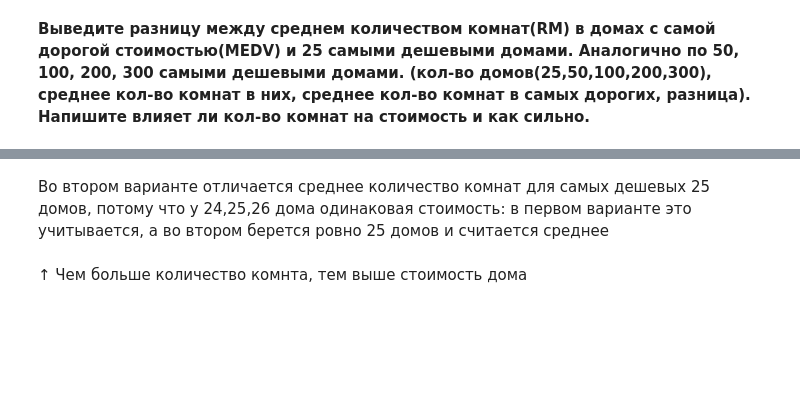
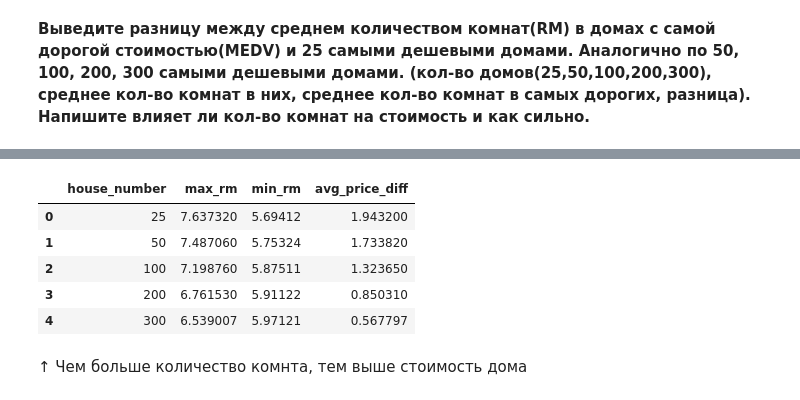
Before and after one commit to NataliyaNekrasova1988/Home12, a Jupyter notebook: Home12.ipynb, the cells around one changed output, grey strips where cells are left out. Cells and saved outputs as stored; diff of their text form; code cells hidden in the pictures; blank space fills up the shorter version.

```diff
--- a/Home12.ipynb
+++ b/Home12.ipynb
@@ -298,5 +159,60 @@ pd.read_sql(
-# %% [markdown]
-Во втором варианте отличается среднее количество комнат для самых дешевых 25 домов, потому что у 24,25,26 дома одинаковая стоимость: в первом варианте это учитывается, а во втором берется ровно 25 домов и считается среднее
+# %%
+pd.read_sql(
+    """
+    WITH ordered_price as(
+        SELECT RM, MEDV, COUNT() OVER() rows, row_number() OVER( ORDER BY MEDV DESC,RM DESC) rownum from boston
+    ),
+    rm_max25 as (
+        SELECT AVG(RM) val FROM ordered_price WHERE rownum <= 25
+    ),
+    rm_min25 as (
+        SELECT AVG(RM) val FROM ordered_price WHERE rownum > rows - 25
+    ),
+    rm_max50 as (
+        SELECT AVG(RM) val FROM ordered_price WHERE rownum <= 50
+    ),
+    rm_min50 as (
+        SELECT AVG(RM) val FROM ordered_price WHERE rownum > rows - 50
+    ),
+    rm_max100 as (
+        SELECT AVG(RM) val FROM ordered_price WHERE rownum <= 100
+    ),
+    rm_min100 as (
+        SELECT AVG(RM) val FROM ordered_price WHERE rownum > rows - 100
+    ),
+    rm_max200 as (
+        SELECT AVG(RM) val FROM ordered_price WHERE rownum <= 200
+    ),
+    rm_min200 as (
+        SELECT AVG(RM) val FROM ordered_price WHERE rownum > rows - 200
+    ),
+    rm_max300 as (
+        SELECT AVG(RM) val FROM ordered_price WHERE rownum <= 300
+    ),
+    rm_min300 as (
+        SELECT AVG(RM) val FROM ordered_price WHERE rownum > rows - 300
+    )
+    SELECT '25' house_number, rm_max25.val max_rm, rm_min25.val  min_rm, rm_max25.val - rm_min25.val avg_price_diff FROM rm_max25, rm_min25
+    UNION ALL
+    SELECT '50' house_number, rm_max50.val  max_rm, rm_min50.val  min_rm,rm_max50.val - rm_min50.val FROM rm_max50, rm_min50
+    UNION ALL
+    SELECT '100' house_number, rm_max100.val  max_rm, rm_min100.val  min_rm,rm_max100.val - rm_min100.val FROM rm_max100, rm_min100
+    UNION ALL
+    SELECT '200' house_number, rm_max200.val  max_rm, rm_min200.val  min_rm,rm_max200.val - rm_min200.val FROM rm_max200, rm_min200
+    UNION ALL
+    SELECT '300' house_number, rm_max300.val  max_rm, rm_min300.val  min_rm,rm_max300.val - rm_min300.val FROM rm_max300, rm_min300
+
+
+    """,
+    con,
+)
+# %% [output]
+|  | house_number | max_rm | min_rm | avg_price_diff |
+| 0 | 25 | 7.637320 | 5.69412 | 1.943200 |
+| 1 | 50 | 7.487060 | 5.75324 | 1.733820 |
+| 2 | 100 | 7.198760 | 5.87511 | 1.323650 |
+| 3 | 200 | 6.761530 | 5.91122 | 0.850310 |
+| 4 | 300 | 6.539007 | 5.97121 | 0.567797 |
 # %% [markdown]
 ↑ Чем больше количество комнта, тем выше стоимость дома
 # %% [markdown]
```
Also changed, not shown: parts of 6 cells of this notebook.
